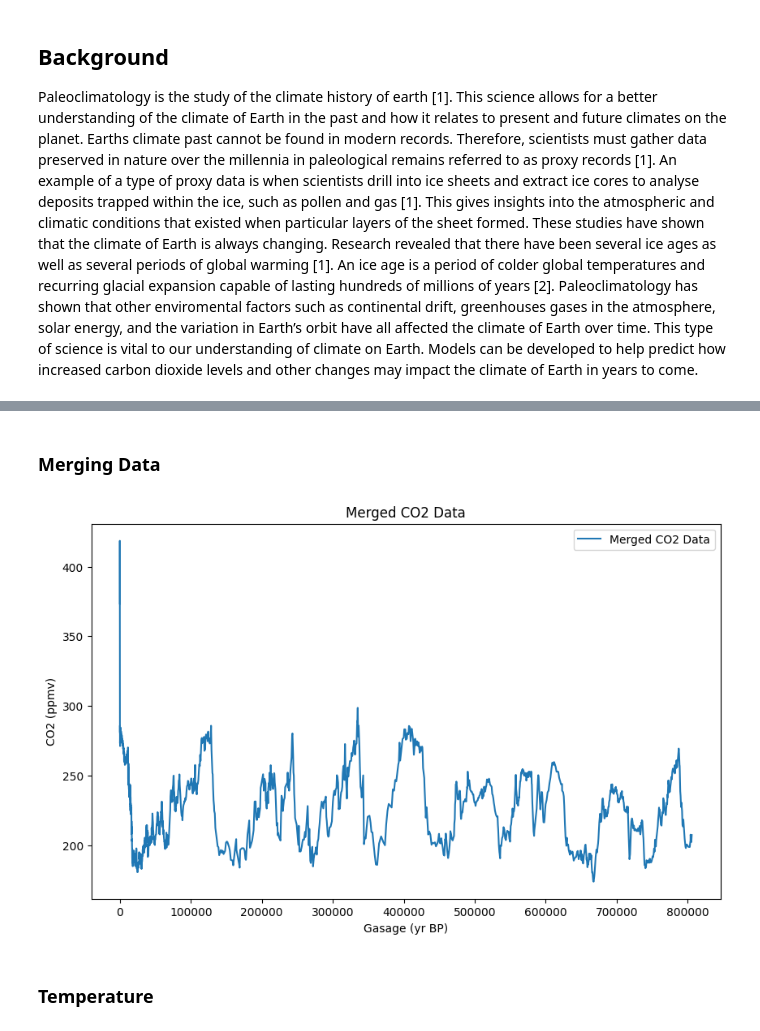
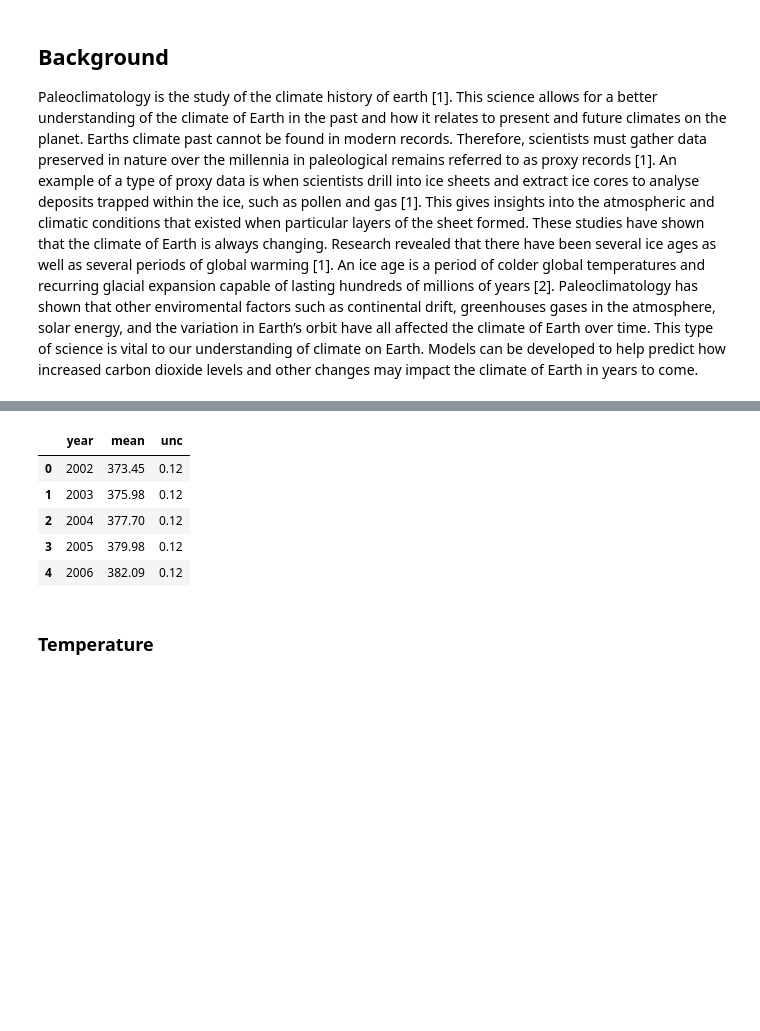
Before and after one commit to claretubs/paleo-present-climate-data, a Jupyter notebook: project.ipynb, the cells around one changed output, grey strips where cells are left out. Saved outputs shown, nothing was run; the diff lists cells and outputs as text; code cells hidden in the pictures; blank space fills up the shorter version.

```diff
--- a/project.ipynb
+++ b/project.ipynb
@@ -60,2 +35,0 @@ mlo_data = mauna_loa_data[['Gasage (yr BP)', 'CO2 (ppmv)']]
-# %% [markdown]
-### Merging Data
@@ -65,14 +36,12 @@ merged_data = pd.concat([mauna_loa_data, co2_data[['Gasage (yr BP)', 'CO2 (ppmv)
-# %%
-# Plot the merged data.
-plt.figure(figsize=(10, 6))
-plt.plot(merged_data['Gasage (yr BP)'], merged_data['CO2 (ppmv)'], label='Merged CO2 Data')
-plt.xlabel('Gasage (yr BP)')
-plt.ylabel('CO2 (ppmv)')
-plt.title('Merged CO2 Data')
-plt.legend()
-plt.show()
-# %% [output]
-[figure, removed]
+# %%
+mauna_loa_data.head()
+# %% [output]
+|  | year | mean | unc |
+| 0 | 2002 | 373.45 | 0.12 |
+| 1 | 2003 | 375.98 | 0.12 |
+| 2 | 2004 | 377.70 | 0.12 |
+| 3 | 2005 | 379.98 | 0.12 |
+| 4 | 2006 | 382.09 | 0.12 |
 # %% [markdown]
 ### Temperature
 # %%
```
Also changed, not shown: parts of 20 cells of this notebook.
